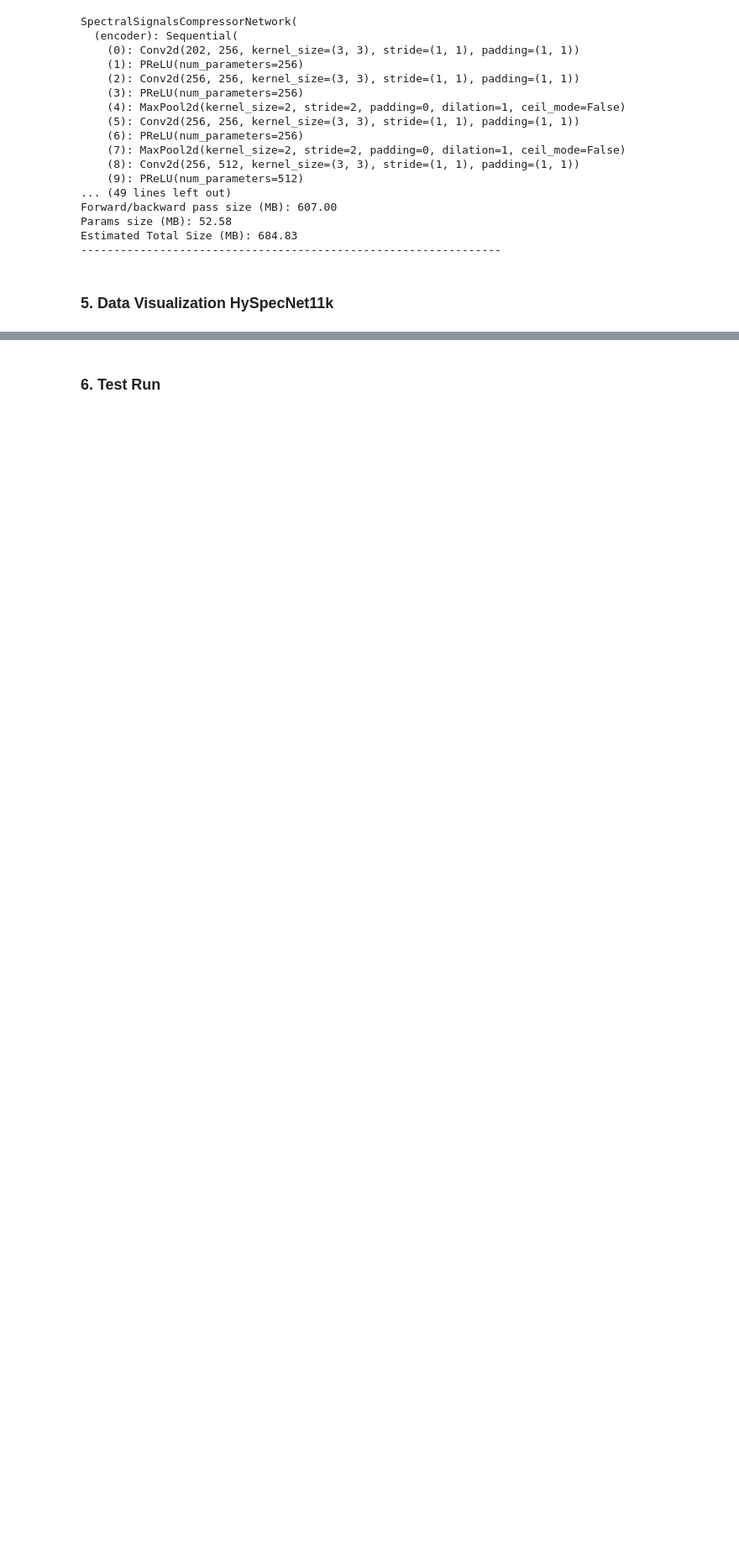
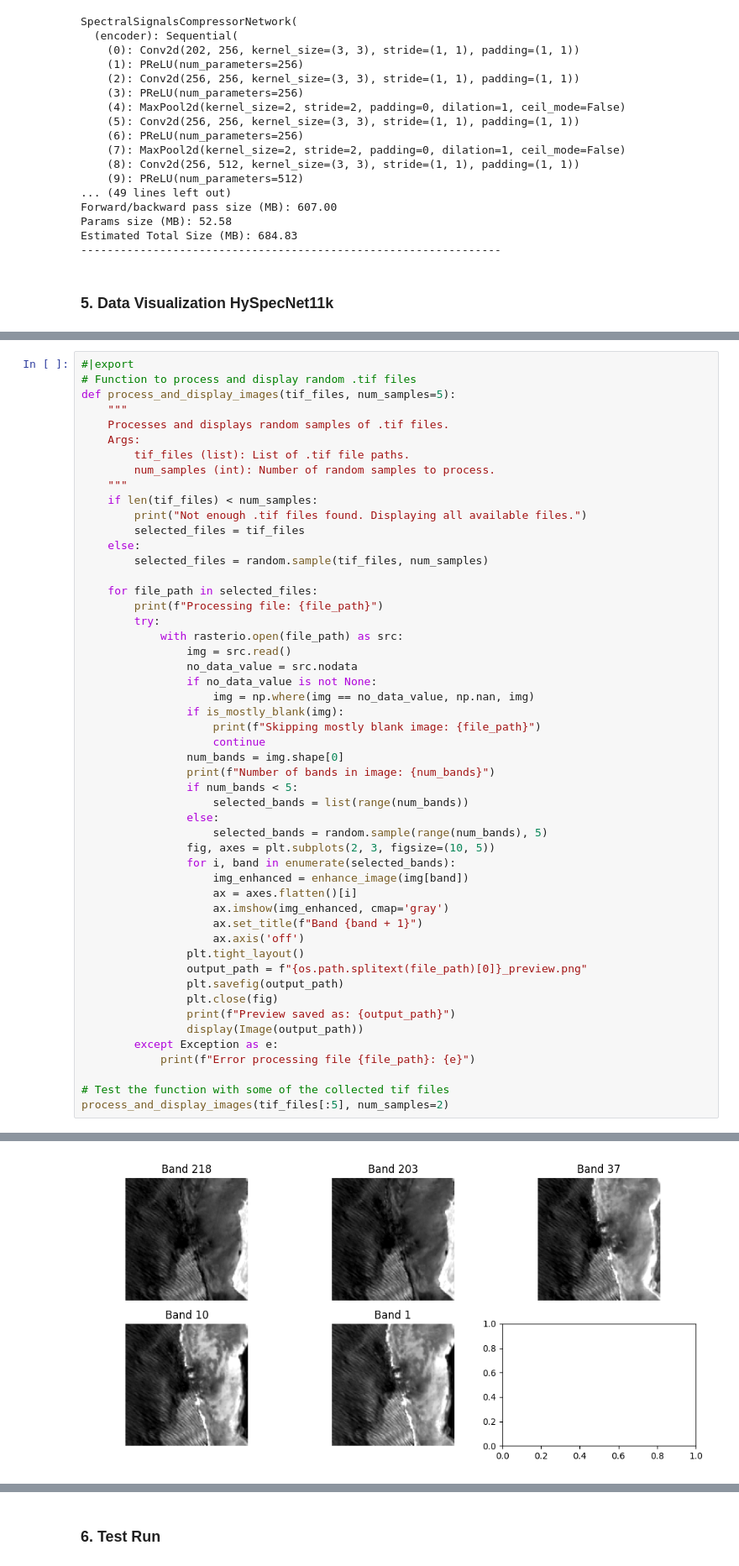
Before and after one commit to ninjalabo/hsicomp, a Jupyter notebook: cicd_files/nbs/HySpecNet11k_Inference_SSCNet_Model.ipynb, the cells around one changed output, grey strips where cells are left out. Shown at 84% size. Cells and saved outputs as stored; diff of their text form; blank space fills up the shorter version.

Commit message:
functions break into smaller in different cells with validation

```diff
--- a/cicd_files/nbs/HySpecNet11k_Inference_SSCNet_Model.ipynb
+++ b/cicd_files/nbs/HySpecNet11k_Inference_SSCNet_Model.ipynb
@@ -517,0 +546,52 @@ Preview saved as: /root/HSI_HypSpecNet11k/hsi-compression/datasets/hyspecnet-11k
+# %%
+#|export
+# Function to process and display random .tif files
+def process_and_display_images(tif_files, num_samples=5):
+    """
+    Processes and displays random samples of .tif files.
+    Args:
+        tif_files (list): List of .tif file paths.
+        num_samples (int): Number of random samples to process.
+    """
+    if len(tif_files) < num_samples:
+        print("Not enough .tif files found. Displaying all available files.")
+        selected_files = tif_files
+    else:
+        selected_files = random.sample(tif_files, num_samples)
+
+    for file_path in selected_files:
+        print(f"Processing file: {file_path}")
+        try:
+            with rasterio.open(file_path) as src:
+                img = src.read()
+                no_data_value = src.nodata
+                if no_data_value is not None:
+                    img = np.where(img == no_data_value, np.nan, img)
+                if is_mostly_blank(img):
+                    print(f"Skipping mostly blank image: {file_path}")
+                    continue
+                num_bands = img.shape[0]
+                print(f"Number of bands in image: {num_bands}")
+                if num_bands < 5:
+                    selected_bands = list(range(num_bands))
+                else:
+                    selected_bands = random.sample(range(num_bands), 5)
+                fig, axes = plt.subplots(2, 3, figsize=(10, 5))
+                for i, band in enumerate(selected_bands):
+                    img_enhanced = enhance_image(img[band])
+                    ax = axes.flatten()[i]
+                    ax.imshow(img_enhanced, cmap='gray')
+                    ax.set_title(f"Band {band + 1}")
+                    ax.axis('off')
+                plt.tight_layout()
+                output_path = f"{os.path.splitext(file_path)[0]}_preview.png"
+                plt.savefig(output_path)
+                plt.close(fig)
+                print(f"Preview saved as: {output_path}")
+                display(Image(output_path))
+        except Exception as e:
+            print(f"Error processing file {file_path}: {e}")
+
+# Test the function with some of the collected tif files
+process_and_display_images(tif_files[:5], num_samples=2)
+# %% [output]
@@ -517,0 +601 @@ Preview saved as: /root/HSI_HypSpecNet11k/hsi-compression/datasets/hyspecnet-11k
+[figure, added]
```
Also changed, not shown: parts of 19 cells of this notebook.
